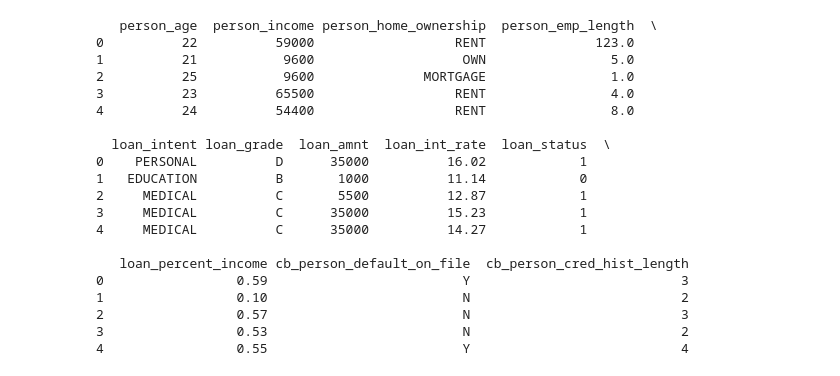
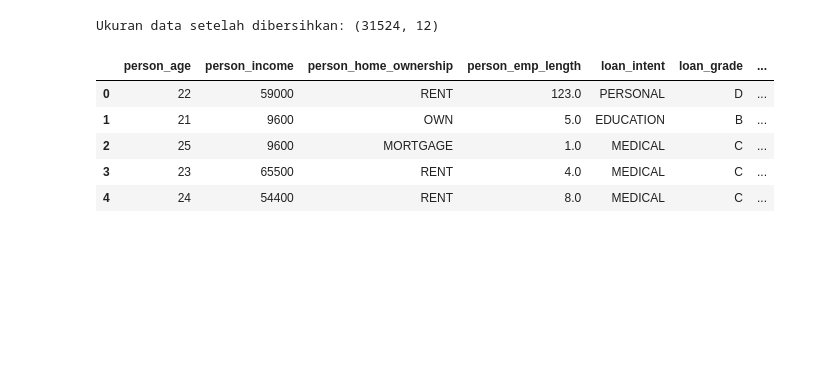
Before and after one commit to LLocoBandito/Credit-PM, a Jupyter notebook: notebooks/preprocessing_and_training.ipynb, the cells around one changed output. Drawn from its saved outputs; the diff is of its cells as text; code cells hidden in the pictures; blank space fills up the shorter version.

```diff
--- a/notebooks/preprocessing_and_training.ipynb
+++ b/notebooks/preprocessing_and_training.ipynb
@@ -16,26 +87,24 @@ os.makedirs('../models', exist_ok=True)
 # %%
-# Membaca dataset
+# 1. Membaca dataset
 df = pd.read_csv('../data/credit_risk_dataset.csv')
-print(df.head())
+
+# 2. Hapus duplikasi jika ada
+df_clean = df.drop_duplicates().copy()
+
+# 3. Filter data yang tidak masuk akal (Outlier Ekstrem)
+df_clean = df_clean[(df_clean['person_age'] >= 18) & (df_clean['person_age'] <= 100)]
+df_clean = df_clean[df_clean['person_income'] > 0]
+df_clean = df_clean[df_clean['loan_amnt'] > 0]
+df_clean = df_clean[df_clean['person_emp_length'] >= 0] # Menghindari nilai negatif atau aneh seperti 123 tahun
+
+print(f"Ukuran data setelah dibersihkan: {df_clean.shape}")
+df_clean.head()
 # %% [output]
-   person_age  person_income person_home_ownership  person_emp_length  \
-0          22          59000                  RENT              123.0
-1          21           9600                   OWN                5.0
-2          25           9600              MORTGAGE                1.0
-3          23          65500                  RENT                4.0
-4          24          54400                  RENT                8.0
-
-  loan_intent loan_grade  loan_amnt  loan_int_rate  loan_status  \
-0    PERSONAL          D      35000          16.02            1
-1   EDUCATION          B       1000          11.14            0
-2     MEDICAL          C       5500          12.87            1
-3     MEDICAL          C      35000          15.23            1
-4     MEDICAL          C      35000          14.27            1
-
-   loan_percent_income cb_person_default_on_file  cb_person_cred_hist_length
-0                 0.59                         Y                           3
-1                 0.10                         N                           2
-2                 0.57                         N                           3
-3                 0.53                         N                           2
-4                 0.55                         Y                           4
+Ukuran data setelah dibersihkan: (31524, 12)
+|  | person_age | person_income | person_home_ownership | person_emp_length | loan_intent | loan_grade | ... |
+| 0 | 22 | 59000 | RENT | 123.0 | PERSONAL | D | ... |
+| 1 | 21 | 9600 | OWN | 5.0 | EDUCATION | B | ... |
+| 2 | 25 | 9600 | MORTGAGE | 1.0 | MEDICAL | C | ... |
+| 3 | 23 | 65500 | RENT | 4.0 | MEDICAL | C | ... |
+| 4 | 24 | 54400 | RENT | 8.0 | MEDICAL | C | ... |
 # %%
```
Also changed, not shown: parts of 10 cells of this notebook, 2 other files.
